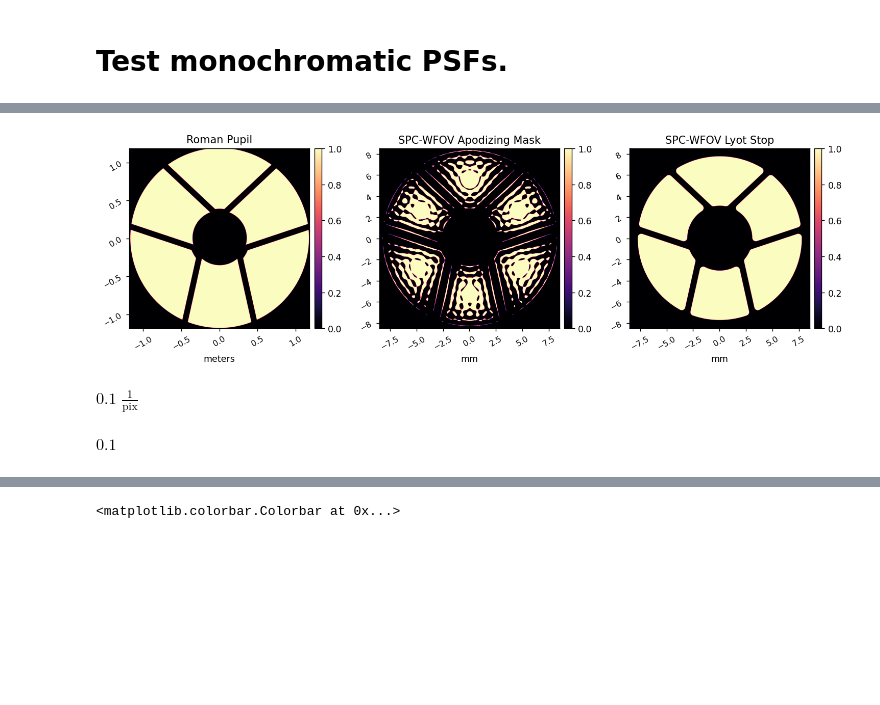
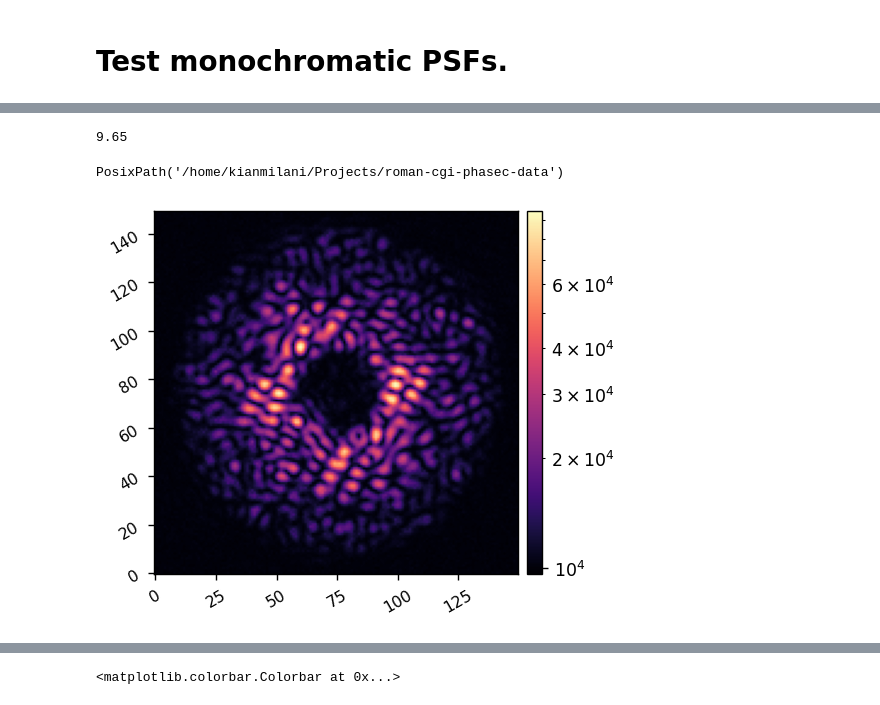
Before and after one commit to kian1377/cgi_phasec_poppy, a Jupyter notebook: example-notebooks/poppy_spc_wide_tests.ipynb, the cells around one changed output, grey strips where cells are left out. Drawn from its saved outputs; the diff is of its cells as text; code cells hidden in the pictures; blank space fills up the shorter version.

```diff
--- a/example-notebooks/poppy_spc_wide_tests.ipynb
+++ b/example-notebooks/poppy_spc_wide_tests.ipynb
@@ -69,10 +72,0 @@ misc.imshow1(psf, lognorm=True, pxscl=mode.psf_pixelscale_lamD, patches=patches)
-# %%
-imshow3(mode.PUPIL.amplitude, cp.flipud(mode.SPM.amplitude), mode.LS.amplitude,
-             'Roman Pupil', 'SPC-WFOV Apodizing Mask', 'SPC-WFOV Lyot Stop',
-        pxscl1=mode.pupil_diam/mode.npix,
-        pxscl2=mode.SPM.pixelscale.to(u.mm/u.pix),
-        pxscl3=mode.LS.pixelscale.to(u.mm/u.pix),
-        xlabel1='meters', xlabel2='mm', xlabel3='mm',
-             )
-# %% [output]
-[figure, removed]
@@ -81,8 +73,57 @@ from cgi_phasec_poppy import ensure_np_array
-# %%
-mode.FPM.pixelscale / mode.as_per_lamD
-# %% [output]
-$0.1 \; \mathrm{\frac{1}{pix}}$
-# %%
-mode.FPM.pixelscale_lamD
-# %% [output]
-$0.1 \; \mathrm{}$
+# %%
+mode.DM1.inclination_y
+# %% [output]
+9.65
+# %%
+cgi.data_dir
+# %% [output]
+PosixPath('/home/kianmilani/Projects/roman-cgi-phasec-data')
+# %%
+from emccd_detect import emccd_detect
+
+meta_path = Path('/home/kianmilani/Projects/emccd_detect/emccd_detect/emccd_detect/util/metadata.yaml')
+
+em_gain = 25
+full_well_image=60000.  # e-
+full_well_serial=100000.  # e-
+#status=1,
+dark_current=0.0028  # e-/pix/s
+cic=0.02  # e-/pix/frame
+read_noise=100.  # e-/pix/frame
+bias=10000.  # e-
+qe=0.9
+cr_rate=0.  # hits/cm^2/s
+pixel_pitch=13e-6  # m
+eperdn=1 #7.,
+nbits=32#14,
+numel_gain_register=604
+
+emccd = emccd_detect.EMCCDDetect(em_gain=em_gain,
+                                    full_well_image=full_well_image,  # e-
+                                    full_well_serial=full_well_serial,  # e-
+                                    #status=status,
+                                    dark_current=dark_current,  # e-/pix/s
+                                    cic=cic,  # e-/pix/frame
+                                    read_noise=read_noise,  # e-/pix/frame
+                                    bias=bias,  # e-
+                                    qe=qe,
+                                    cr_rate=cr_rate,  # hits/cm^2/s
+                                    pixel_pitch=pixel_pitch,  # m
+                                    eperdn=eperdn,
+                                    nbits=nbits,
+                                    numel_gain_register=numel_gain_register,
+                                    meta_path=meta_path
+                                    )
+
+# emccd = emccd_detect.EMCCDDetect(em_gain=25)
+
+frametime = 1
+sim_sub_frame = emccd.sim_sub_frame(image.get(), frametime)
+
+misc.imshow1(sim_sub_frame, lognorm=True)
+
+# sim_full_frame = emccd.sim_full_frame(image.get(), frametime)
+
+# misc.imshow1(sim_full_frame, lognorm=True)
+# %% [output]
+[figure, added]
```
Also changed, not shown: parts of 11 cells of this notebook, 17 other files.
